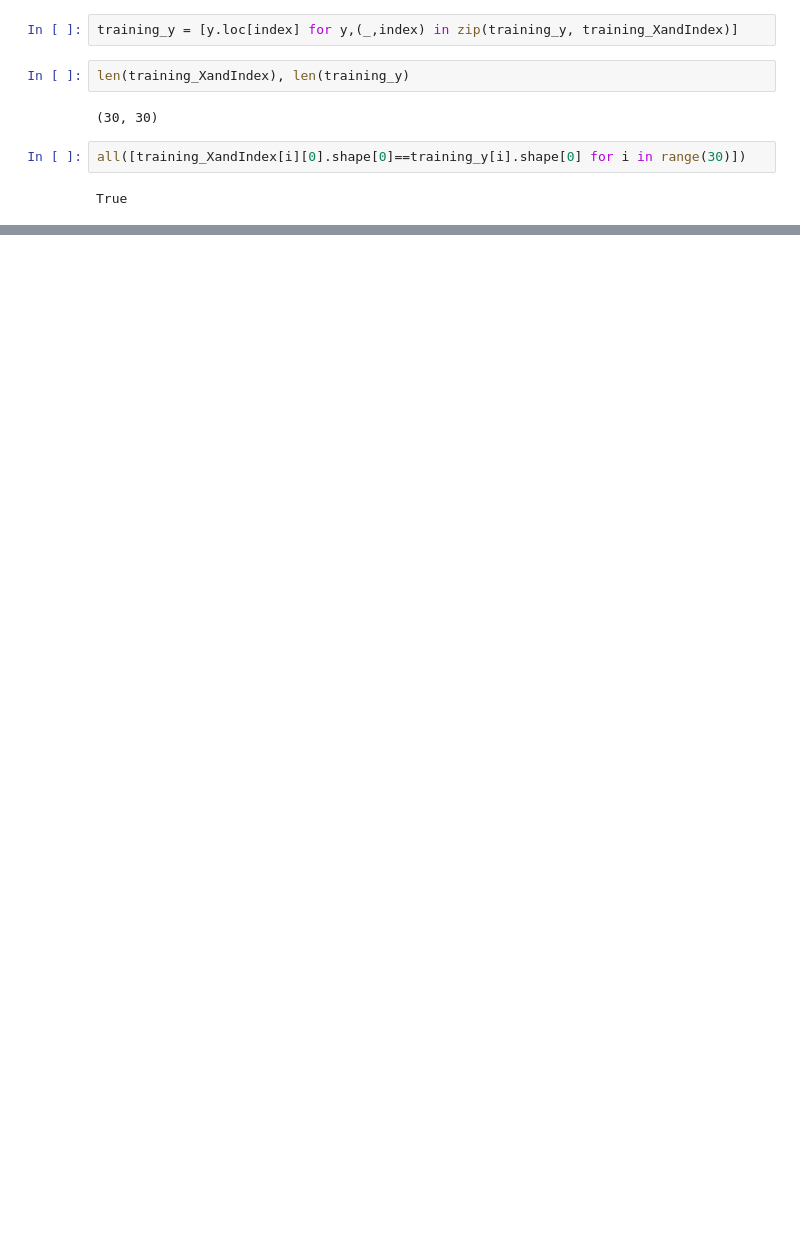
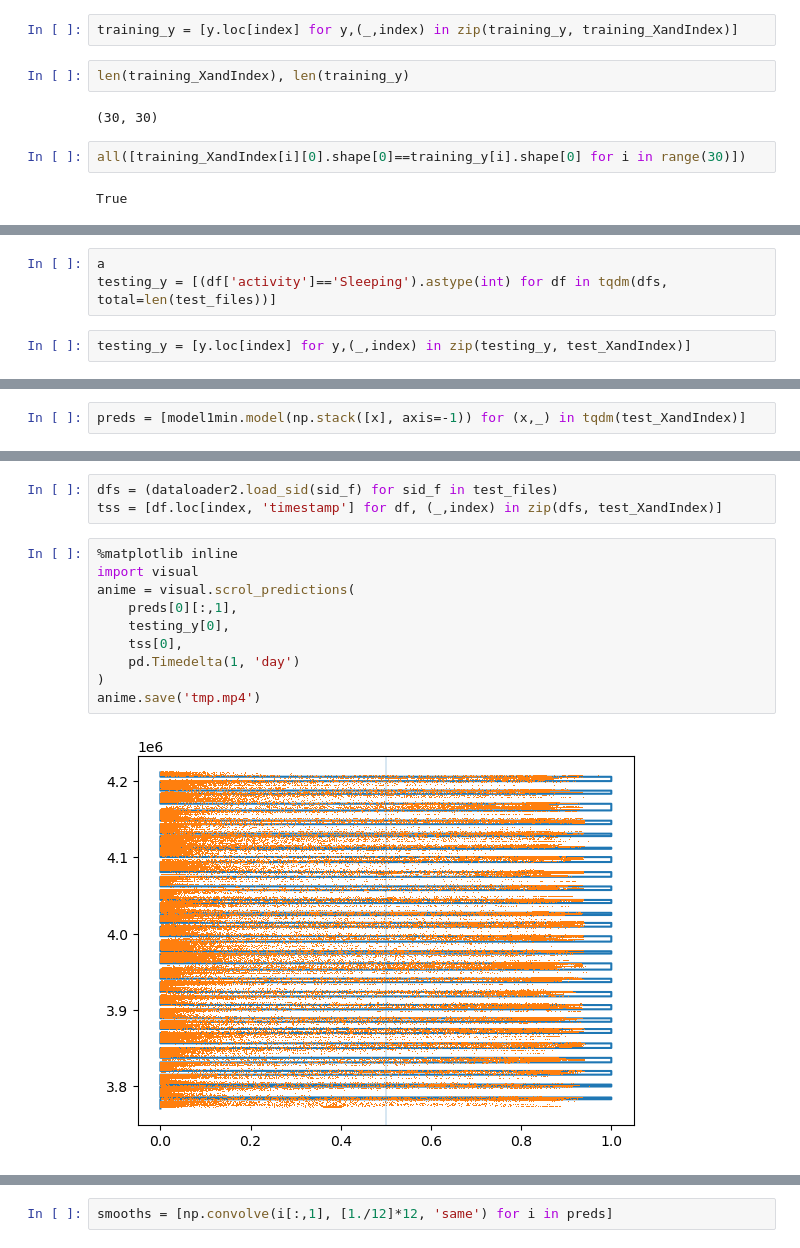
Before and after one commit to RK22000/ML-Maniacs, a Jupyter notebook: model1min.ipynb, the cells around one changed output, grey strips where cells are left out. Cells and saved outputs as stored; diff of their text form; blank space fills up the shorter version.

```diff
--- a/model1min.ipynb
+++ b/model1min.ipynb
@@ -95,0 +214,5 @@ False
+# %%
+a
+testing_y = [(df['activity']=='Sleeping').astype(int) for df in tqdm(dfs, total=len(test_files))]
+# %%
+testing_y = [y.loc[index] for y,(_,index) in zip(testing_y, test_XandIndex)]
@@ -95,0 +227,2 @@ False
+# %%
+preds = [model1min.model(np.stack([x], axis=-1)) for (x,_) in tqdm(test_XandIndex)]
@@ -95,0 +231,15 @@ False
+# %%
+dfs = (dataloader2.load_sid(sid_f) for sid_f in test_files)
+tss = [df.loc[index, 'timestamp'] for df, (_,index) in zip(dfs, test_XandIndex)]
+# %%
+%matplotlib inline
+import visual
+anime = visual.scrol_predictions(
+    preds[0][:,1],
+    testing_y[0],
+    tss[0],
+    pd.Timedelta(1, 'day')
+)
+anime.save('tmp.mp4')
+# %% [output]
+[figure, added]
@@ -95,0 +250,2 @@ False
+# %%
+smooths = [np.convolve(i[:,1], [1./12]*12, 'same') for i in preds]
```
Also changed, not shown: parts of 21 cells of this notebook, 8 other files.
